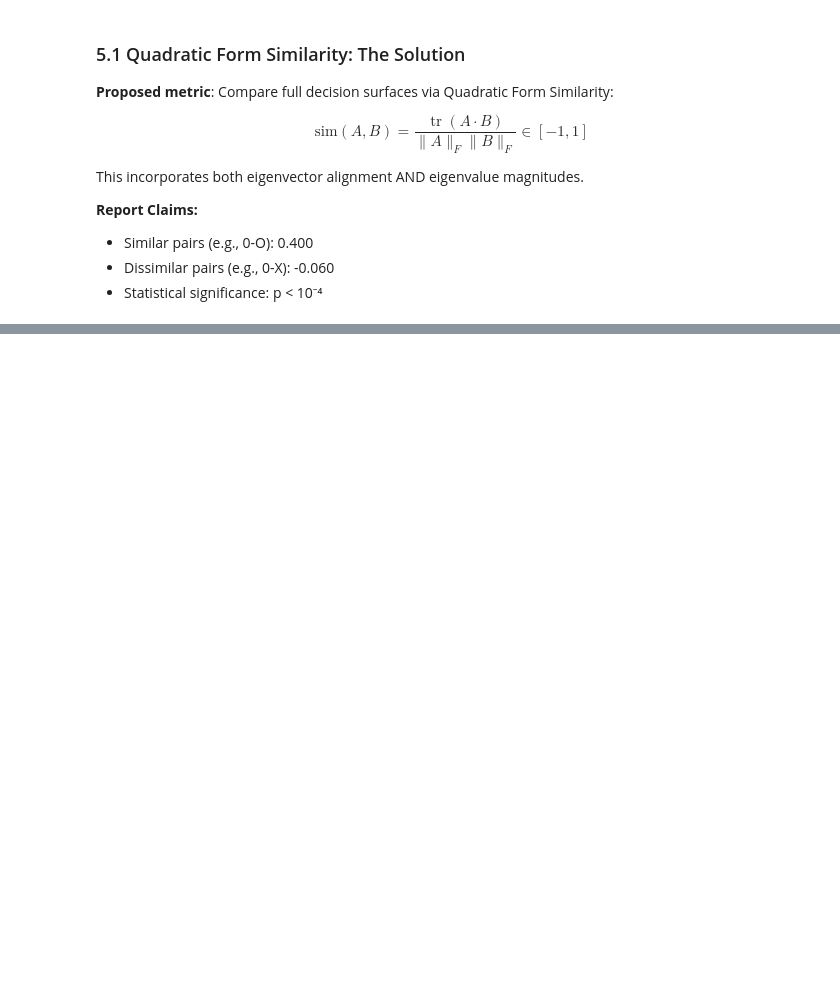
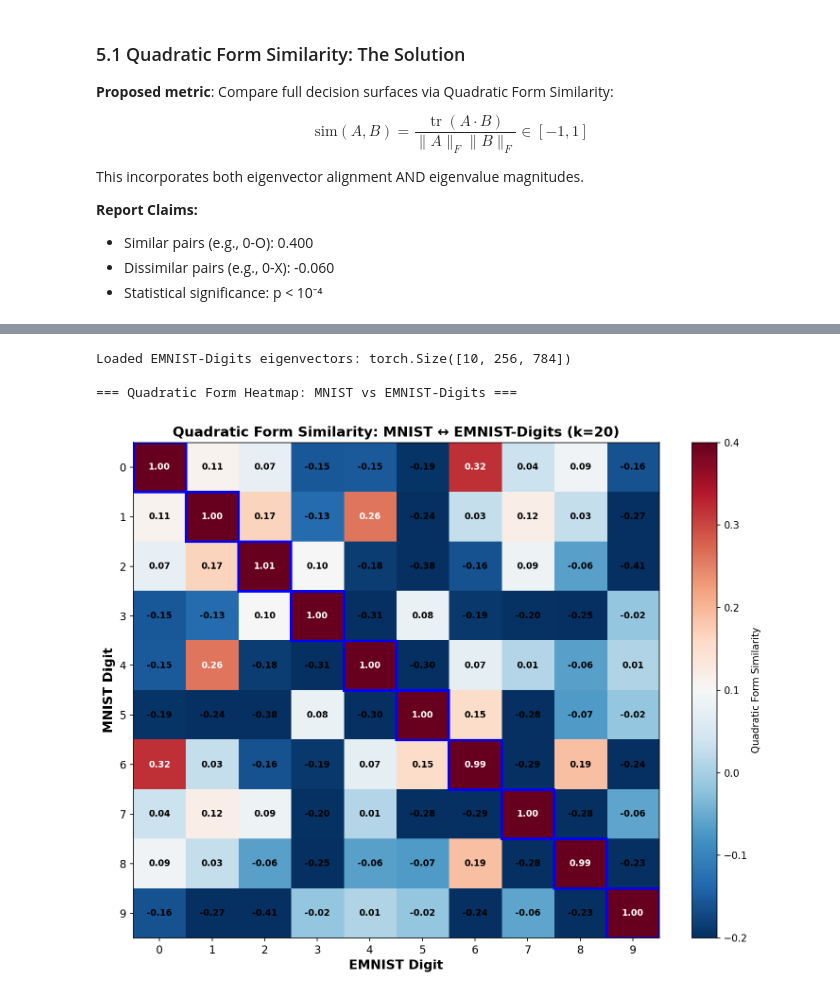
Before and after one commit to erlichon/UvA_FACT_2025, a Jupyter notebook: notebooks/03a_extension_cross_dataset_robustness.ipynb, the cells around one changed output, grey strips where cells are left out. Cells and saved outputs as stored; diff of their text form; code cells hidden in the pictures; blank space fills up the shorter version.

```diff
--- a/notebooks/03a_extension_cross_dataset_robustness.ipynb
+++ b/notebooks/03a_extension_cross_dataset_robustness.ipynb
@@ -390,15 +492,15 @@ Compare the internal representations (eigenvector subspaces) between MNIST and E
 # Load eigenvectors from checkpoints for similarity analysis
 from src.vision.spectral import load_checkpoint_eigenvalues
 
-# Load MNIST (regularized) checkpoint
-mnist_ckpt_path = CHECKPOINT_DIR / "emnist_digits_phase1_reg_com_seed42.pt"
+# Load EMNIST Digits (regularized) checkpoint
+mnist_ckpt_path = CHECKPOINT_DIR / "emnist_digits_regularized_seed42.pt"
 if not mnist_ckpt_path.exists():
     # Try MNIST checkpoints directory
     from src.paths import MNIST_CHECKPOINTS
     mnist_ckpt_path = MNIST_CHECKPOINTS / "mnist_dense_full_seed42.pt"
 
 # Load EMNIST Letters checkpoint
-emnist_letters_ckpt_path = CHECKPOINT_DIR / "emnist_letters_phase1_reg_com_seed42.pt"
+emnist_letters_ckpt_path = CHECKPOINT_DIR / "emnist_letters_regularized_seed42.pt"
 
 vecs_mnist = None
 vals_mnist = None
@@ -610,0 +756,43 @@ Eigenvectors not loaded. Cannot compute quadratic form similarity.
+# %%
+# Quadratic Form Heatmap: MNIST vs EMNIST-Digits (10x10)
+# Shows writer independence - diagonal should be strong
+
+from src.vision.spectral import load_checkpoint_eigenvalues
+
+# Load EMNIST-Digits eigenvectors if not already loaded
+emnist_digits_ckpt_path = CHECKPOINT_DIR / "emnist_digits_regularized_seed42.pt"
+
+if 'vecs_emnist_digits' not in dir() or vecs_emnist_digits is None:
+    if emnist_digits_ckpt_path.exists():
+        vals_emnist_digits, vecs_emnist_digits = load_checkpoint_eigenvalues(str(emnist_digits_ckpt_path))
+        print(f"Loaded EMNIST-Digits eigenvectors: {vecs_emnist_digits.shape}")
+    else:
+        vecs_emnist_digits, vals_emnist_digits = None, None
+        print(f"EMNIST-Digits checkpoint not found: {emnist_digits_ckpt_path}")
+
+# Also ensure MNIST eigenvectors are loaded
+mnist_ckpt_path = CHECKPOINT_DIR / "mnist_dense_full_com_seed42.pt"
+if 'vecs_mnist' not in dir() or vecs_mnist is None:
+    if mnist_ckpt_path.exists():
+        vals_mnist, vecs_mnist = load_checkpoint_eigenvalues(str(mnist_ckpt_path))
+        print(f"Loaded MNIST eigenvectors: {vecs_mnist.shape}")
+    else:
+        vecs_mnist, vals_mnist = None, None
+        print(f"MNIST checkpoint not found: {mnist_ckpt_path}")
+
+# Generate heatmap
+if vecs_mnist is not None and vecs_emnist_digits is not None:
+    print("\n=== Quadratic Form Heatmap: MNIST vs EMNIST-Digits ===")
+    fig = plot_quadratic_form_heatmap_full(
+        vecs_mnist, vals_mnist,
+        vecs_emnist_digits, vals_emnist_digits,
+        k=20, target_type="digits"
+    )
+    plt.show()
+else:
+    print("Required eigenvectors not loaded. Check checkpoint paths above.")
+# %% [output]
+Loaded EMNIST-Digits eigenvectors: torch.Size([10, 256, 784])
+
+=== Quadratic Form Heatmap: MNIST vs EMNIST-Digits ===
+[figure, added]
```
Also changed, not shown: parts of 18 cells of this notebook, 2 other files.
